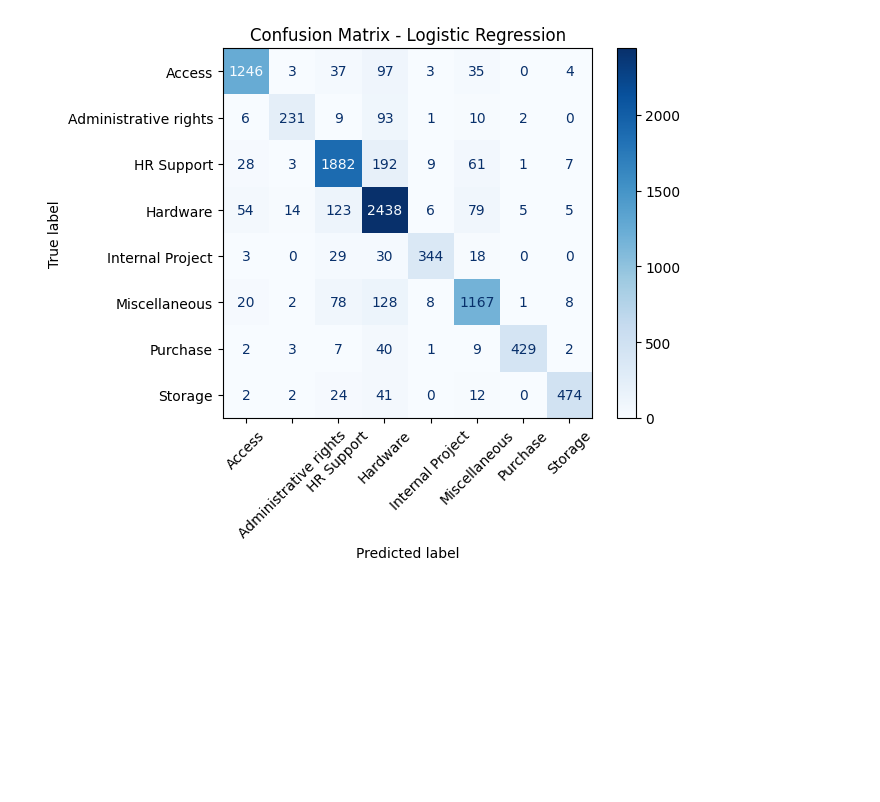
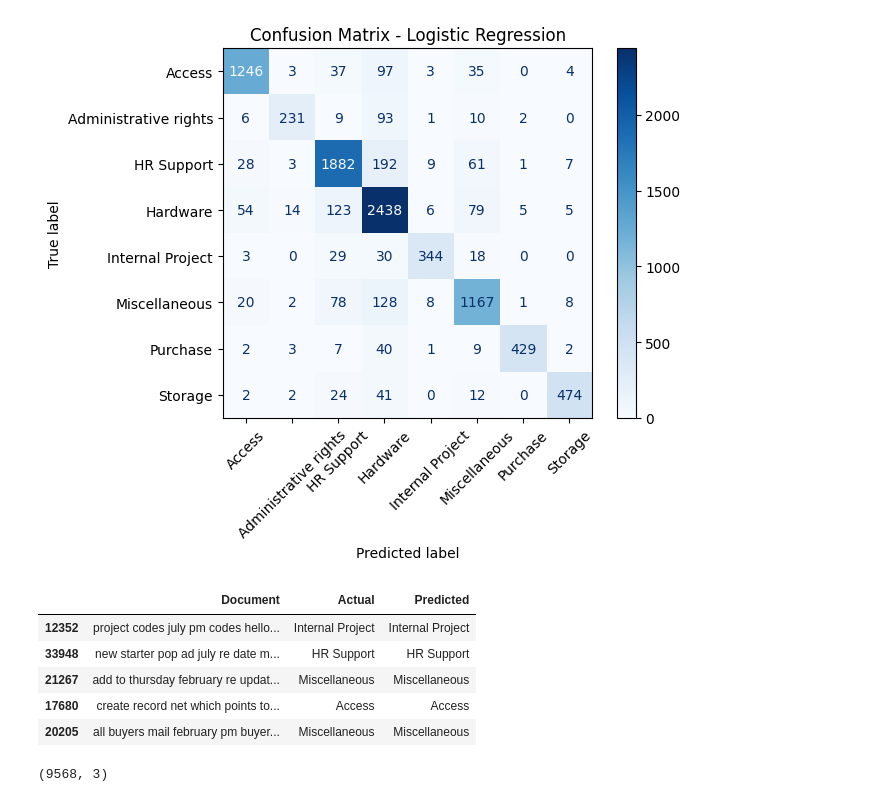
Before and after one commit to amandeep-singh28/Customer-Support-Ticket-Classification-NLP, a Jupyter notebook: Notebooks/03_BaselineModel.ipynb, the cells around one changed output. Cells and saved outputs as stored; diff of their text form; code cells hidden in the pictures; blank space fills up the shorter version.

Commit message:
Saved Baseline results

```diff
--- a/Notebooks/03_BaselineModel.ipynb
+++ b/Notebooks/03_BaselineModel.ipynb
@@ -168,3 +168,22 @@ plt.show()
 # %% [output]
 <Figure size 1000x800 with 0 Axes>
 [figure]
+# %%
+results = pd.DataFrame({
+    "Document": X_test,
+    "Actual": y_test,
+    "Predicted": y_pred
+})
+
+results.head()
+# %% [output]
+|  | Document | Actual | Predicted |
+| 12352 | project codes july pm codes hello... | Internal Project | Internal Project |
+| 33948 | new starter pop ad july re date m... | HR Support | HR Support |
+| 21267 | add to thursday february re updat... | Miscellaneous | Miscellaneous |
+| 17680 | create record net which points to... | Access | Access |
+| 20205 | all buyers mail february pm buyer... | Miscellaneous | Miscellaneous |
+# %%
+results.shape
+# %% [output]
+(9568, 3)
```
Also changed, not shown: parts of 1 cell of this notebook, 1 other file.
